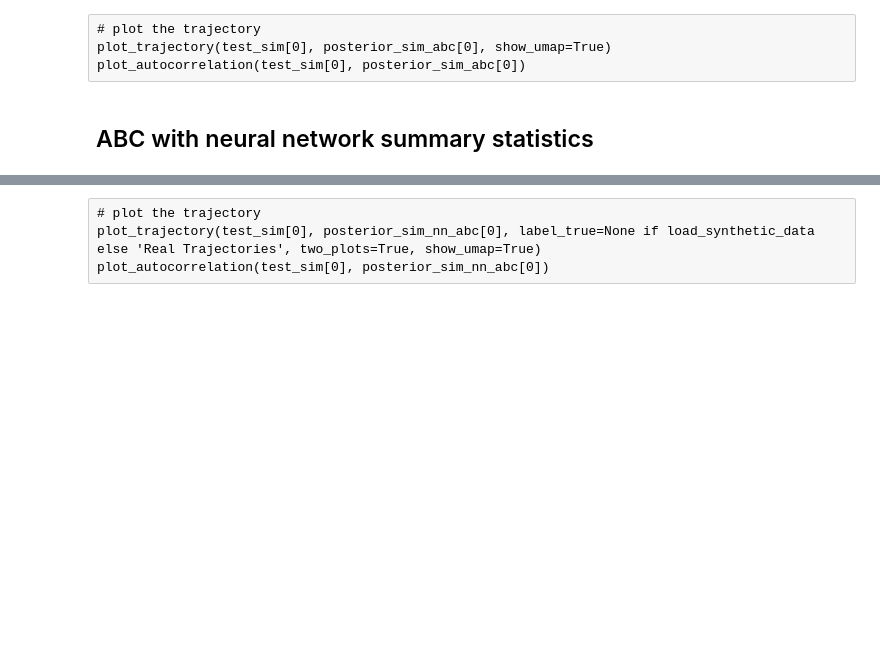
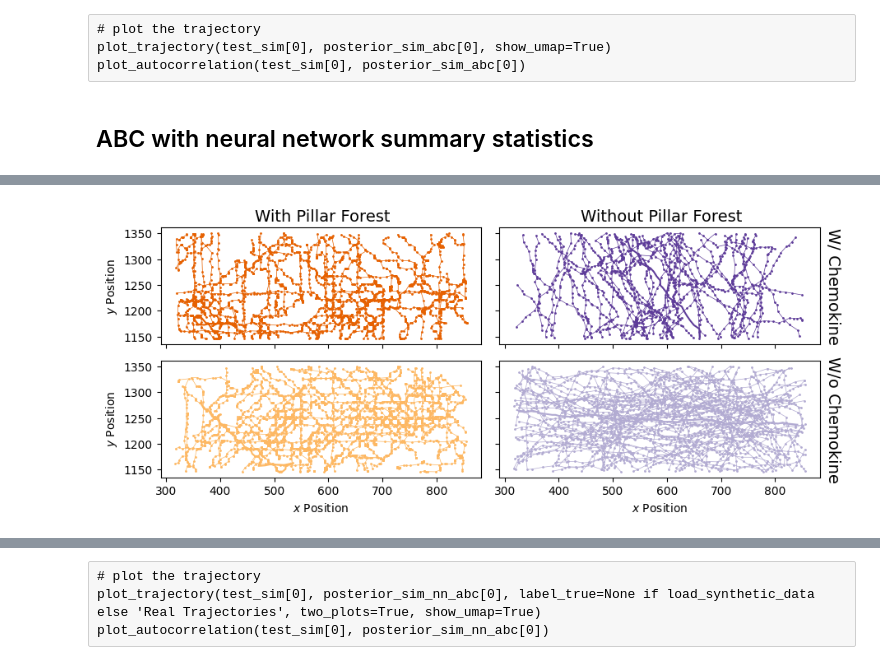
Before and after one commit to arrjon/CellMigration, a Jupyter notebook: synth_data_params_bayesflow/cell_migration_pyabc.ipynb, the cells around one changed output, grey strips where cells are left out. Drawn from its saved outputs; the diff is of its cells as text; code cells hidden in the pictures; blank space fills up the shorter version.

```diff
--- a/synth_data_params_bayesflow/cell_migration_pyabc.ipynb
+++ b/synth_data_params_bayesflow/cell_migration_pyabc.ipynb
@@ -647,28 +716,30 @@ if posterior_sim_nn_bf_no_pillars_chemokine is not None:
 # %%
 fig, ax = plt.subplots(nrows=2, ncols=2, sharex=True, sharey=True,
                        tight_layout=True, figsize=(9, 4))
 ax = ax.flatten()
 
-cell_popiulatinos = [posterior_sim_nn_bf[0], posterior_sim_nn_bf_no_pillars[0],
-                     posterior_sim_nn_bf_no_chemokine[0], posterior_sim_nn_bf_no_pillars_chemokine[0]]
-colors = ['#e66101', '#5e3c99', '#fdb863', '#b2abd2']
+pop_id = 0
+cell_popiulatinos = [posterior_sim_nn_bf[pop_id], posterior_sim_nn_bf_no_pillars[pop_id],
+                     posterior_sim_nn_bf_no_chemokine[pop_id], posterior_sim_nn_bf_no_pillars_chemokine[pop_id]]
 
 # Add labels to the top and right side
 ax[1].set_title(' ')  # to have space for the different labels
 fig.text(0.22, 0.94, 'With Pillar Forest', va='center', fontsize=14)
 fig.text(0.66, 0.94, 'Without Pillar Forest', va='center', fontsize=14)
 fig.text(0.99, 0.73, 'W/ Chemokine', va='center', rotation=270, fontsize=14) # Right side label
 fig.text(0.99, 0.325, 'W/o Chemokine', va='center', rotation=270, fontsize=14)
 
 for i, cp in enumerate(cell_popiulatinos):
     ax[i].plot(cp[0, :, 0], cp[0, :, 1], color=colors[i])
     for cell_id in range(1, cells_in_population):
         ax[i].plot(cp[cell_id, :, 0], cp[cell_id, :, 1], linewidth=0.5, color=colors[i])
         ax[i].scatter(cp[cell_id, :, 0], cp[cell_id, :, 1], s=1, color=colors[i])
 
 ax[0].set_ylabel('$y$ Position')
 ax[2].set_ylabel('$y$ Position')
 ax[2].set_xlabel('$x$ Position')
 ax[3].set_xlabel('$x$ Position')
-plt.savefig(os.path.join(gp, f'{results_path}/simulated_trajectories.png'), bbox_inches='tight')
+plt.savefig(os.path.join(gp, f'{results_path}/simulated_trajectories_chemokine.png'), bbox_inches='tight')
 plt.show()
+# %% [output]
+[figure, added]
```
Also changed, not shown: parts of 39 cells of this notebook, 27 other files.
